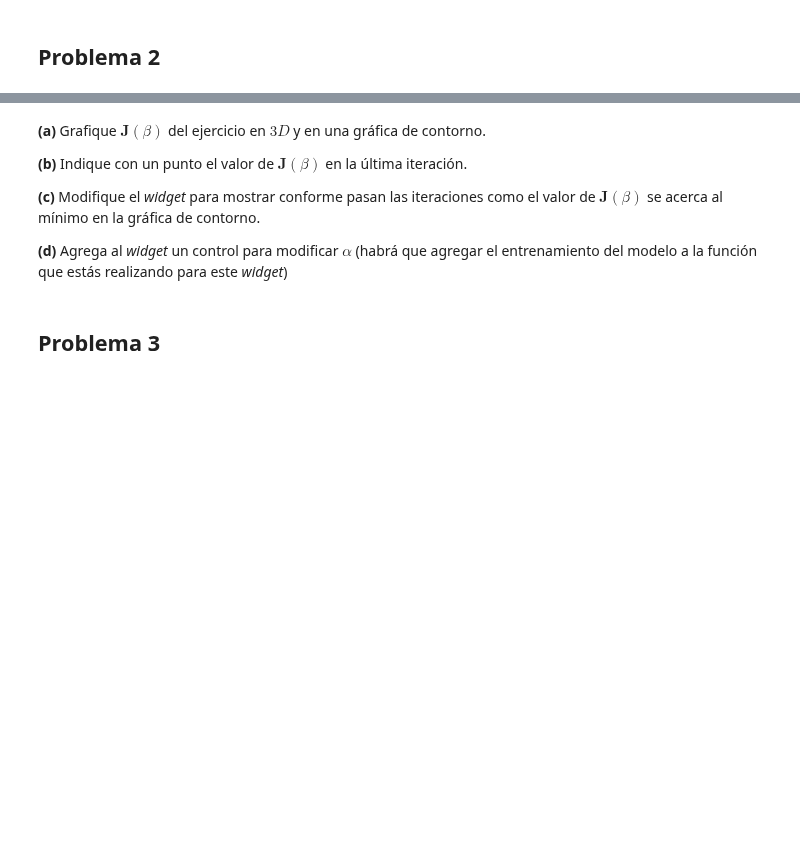
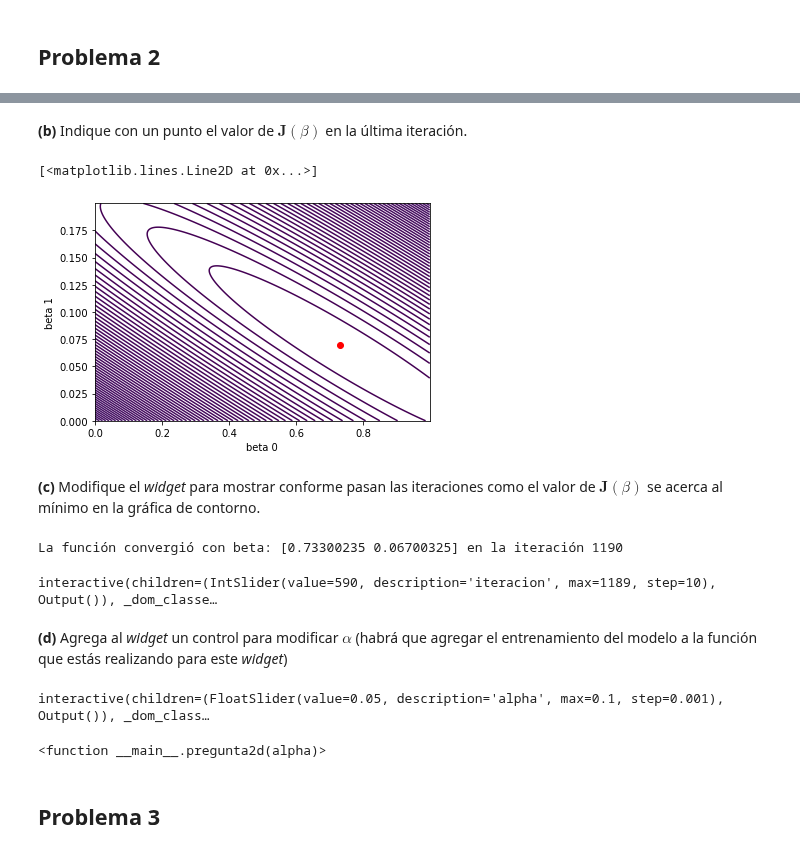
Before and after one commit to jesusigarmor/Matematicas-computacionales-fall2020, a Jupyter notebook: alumnos/marianofranco1998/9Oct_tarea.ipynb, the cells around one changed output, grey strips where cells are left out. Cells and saved outputs as stored; diff of their text form; code cells hidden in the pictures; blank space fills up the shorter version.

```diff
--- a/alumnos/marianofranco1998/9Oct_tarea.ipynb
+++ b/alumnos/marianofranco1998/9Oct_tarea.ipynb
@@ -113,8 +197,25 @@ $$
+# %% [markdown]
+**(b)** Indique con un punto el valor de $\textbf{J}(\beta)$ en la última iteración.
+# %%
+fig = plt.figure()
+plt.contour(B_0, B_1, Z, levels = np.arange(0, 10, 0.01))   # graficamos la gráfica de contorno
+plt.xlabel("beta 0")
+plt.ylabel("beta 1")
+plt.plot(0.73, 0.07, "ro")                                  # colocamos punto en última iteración
+# %% [output]
+[<matplotlib.lines.Line2D at 0x...>]
+[figure, added]
 # %% [markdown]
-**(a)** Grafique $\textbf{J}(\beta)$ del ejercicio en $3D$ y en una gráfica de contorno.
-
-**(b)** Indique con un punto el valor de $\textbf{J}(\beta)$ en la última iteración.
-
 **(c)** Modifique el _widget_ para mostrar conforme pasan las iteraciones como el valor de $\textbf{J}(\beta)$ se acerca al mínimo en la gráfica de contorno.
-
-**(d)** Agrega al _widget_ un control para modificar $\alpha$ (habrá que agregar el entrenamiento del modelo a la función que estás realizando para este _widget_)
+# %%
+r = RegresionLineal(alpha=0.03, max_iters=10000, tols=0.0000001)    # creamos objeto RegresionLineal
+r.gradientDescent(X, Y)                                             # aplicamos gradientDescent
+
+ultima_iteracion = (r.breaking_iteration - 1) if r.breaking_iteration else (r.max_iters - 1)
+
+interact(plotModeloModificado, x=fixed(X), y=fixed(Y), r=fixed(r), xlabel=fixed(""), ylabel=fixed(""), iteracion=(0,ultima_iteracion,10));
+# %% [output]
+La función convergió con beta: [0.73300235 0.06700325] en la iteración 1190
+interactive(children=(IntSlider(value=590, description='iteracion', max=1189, step=10), Output()), _dom_classe…
+# %% [markdown]
+**(d)** Agrega al _widget_ un control para modificar $\alpha$ (habrá que agregar el entrenamiento del modelo a la función que estás realizando para este _widget_)
@@ -121,3 +231,8 @@ $$
+# %%
+interact(pregunta2d, alpha=(0,0.1,0.001))    # creamos widget a partir de la función previa
+# %% [output]
+interactive(children=(FloatSlider(value=0.05, description='alpha', max=0.1, step=0.001), Output()), _dom_class…
+<function __main__.pregunta2d(alpha)>
 # %% [markdown]
 ## Problema 3
 # %% [markdown]
```
Also changed, not shown: parts of 44 cells of this notebook, 1 other file.
